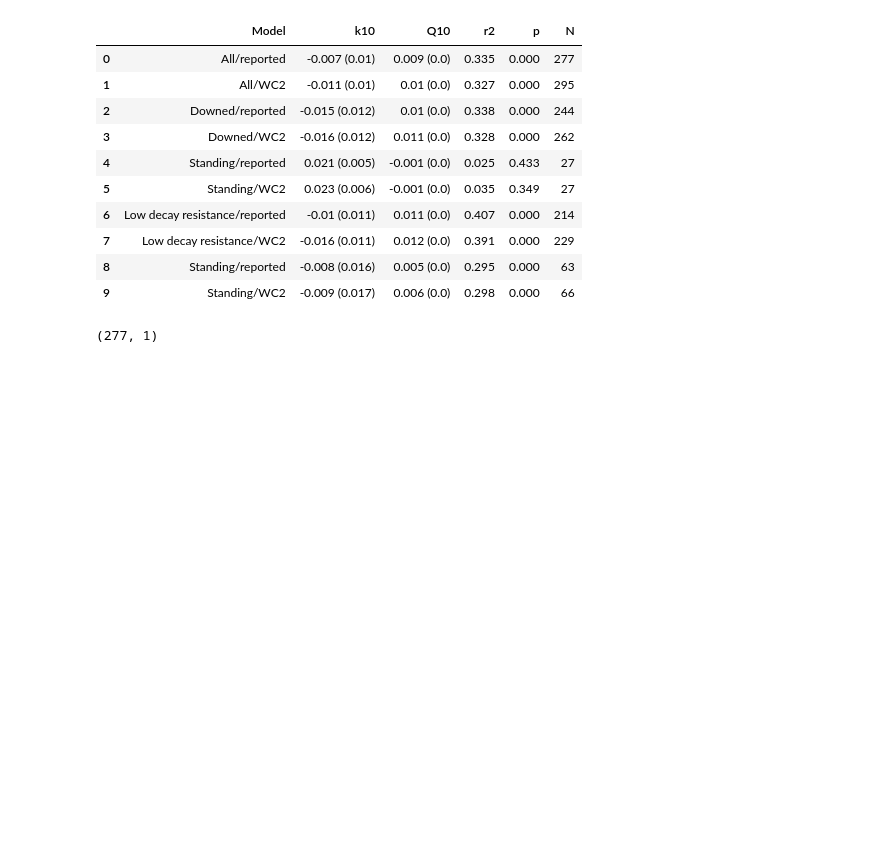
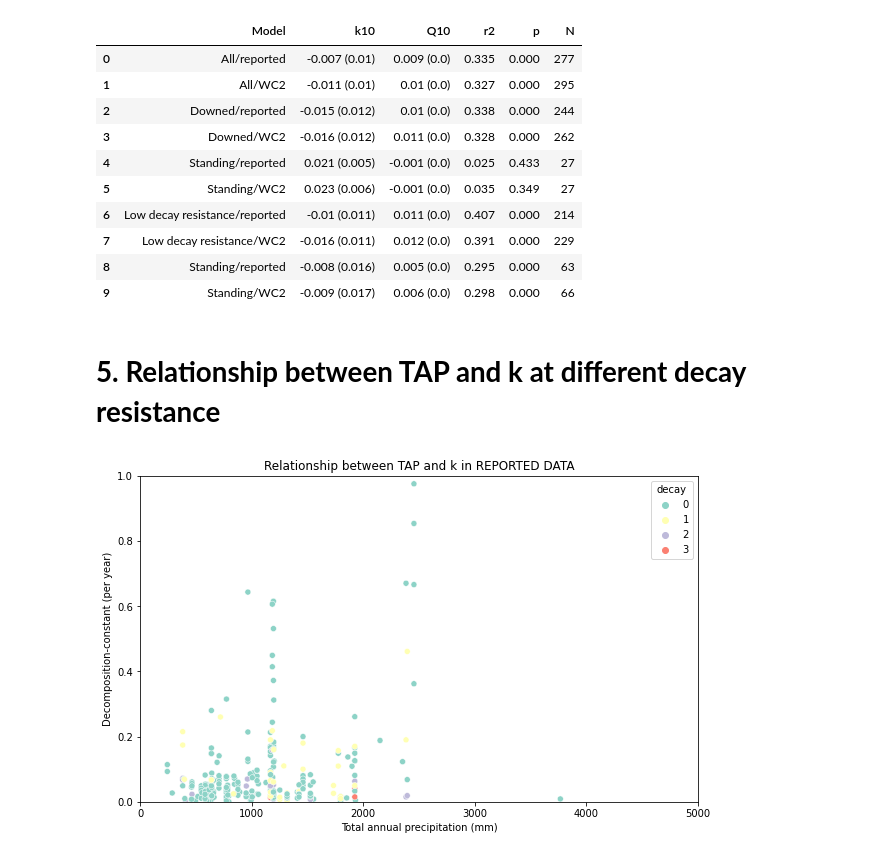
Before and after one commit to yodavo/moja-global-analysis, a Jupyter notebook: 2021-12-08_Task0-MOESM/Hamon.ipynb, the cells around one changed output. Saved outputs shown, nothing was run; the diff lists cells and outputs as text; code cells hidden in the pictures; blank space fills up the shorter version.

```diff
--- a/2021-12-08_Task0-MOESM/Hamon.ipynb
+++ b/2021-12-08_Task0-MOESM/Hamon.ipynb
@@ -671,7 +673,29 @@ res_LogitReg
 | 7 | Low decay resistance/WC2 | -0.016 (0.011) | 0.012 (0.0) | 0.391 | 0.000 | 229 |
 | 8 | Standing/reported | -0.008 (0.016) | 0.005 (0.0) | 0.295 | 0.000 | 63 |
 | 9 | Standing/WC2 | -0.009 (0.017) | 0.006 (0.0) | 0.298 | 0.000 | 66 |
-# %%
-y.shape
-# %% [output]
-(277, 1)
+# %% [markdown]
+# **5. Relationship between TAP and k at different decay resistance**
+# %%
+# Climatic conditions of decomposition studies for coarse worry detritus based
+# on climate reported studies
+tap_reported = data[['decay_resistance','wc_precipitation(mm_per_year)', 'k(per_year)']].copy()
+tap_reported.rename(columns={'decay_resistance':'decay',
+                             'wc_precipitation(mm_per_year)':'tpa_rep',
+                             'k(per_year)':'k'}, inplace=True)
+
+# fixing -99 empty data
+tap_reported['tpa_rep'] = np.where(tap_reported['tpa_rep']== -99, np.nan, tap_reported['tpa_rep'])
+
+# scatterplot
+fig, ax = plt.subplots(1,1, figsize=(10,6))
+ax = sns.scatterplot(data=tap_reported,
+                x='tpa_rep',
+                y='k',
+                hue='decay',
+                palette='Set3')
+ax.set(xlabel='Total annual precipitation (mm)', ylabel='Decomposition-constant (per year)',
+       title = 'Relationship between TAP and k in REPORTED DATA',
+       xlim=(0,5000),ylim=(0,1))
+plt.show()
+# %% [output]
+[figure, added]
```
Also changed, not shown: parts of 5 cells of this notebook.
